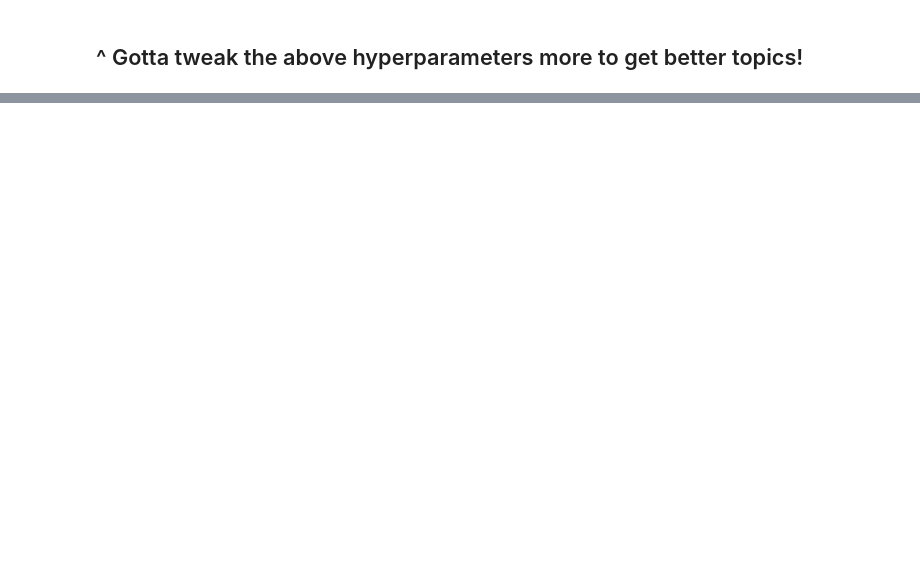
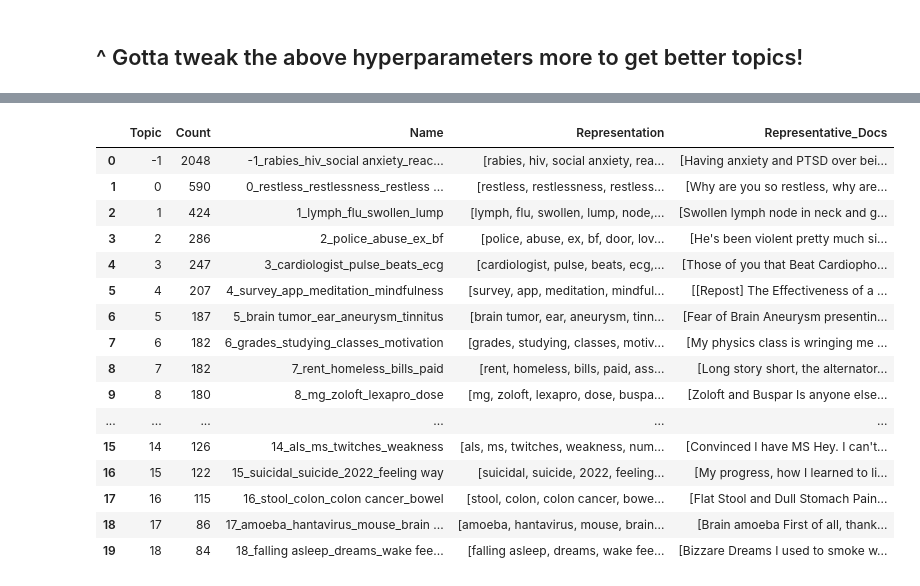
Before and after one commit to g0zzy/stress_sense, a Jupyter notebook: notebooks/g0zzy_bertopic.ipynb, the cells around one changed output, grey strips where cells are left out. Cells and saved outputs as stored; diff of their text form; code cells hidden in the pictures; blank space fills up the shorter version.

Commit message:
Topics out from BERTopic

```diff
--- a/notebooks/g0zzy_bertopic.ipynb
+++ b/notebooks/g0zzy_bertopic.ipynb
@@ -318,2 +338,43 @@ Topic 41 [('brain cancer', np.float64(0.02979799613169868)), ('ruining life', np
 # %% [markdown]
 ## ^ Gotta tweak the above hyperparameters more to get better topics!
+# %%
+from sklearn.feature_extraction.text import CountVectorizer
+from bertopic import BERTopic
+
+from umap import UMAP
+umap_model = UMAP(
+    n_neighbors=10,       # more local clusters
+    n_components=10,     # preserve more info
+    min_dist=0.05,
+    metric="cosine",
+    random_state=42
+)
+
+import hdbscan
+hdbscan_model = hdbscan.HDBSCAN(
+    min_cluster_size=80,   # increase when you need fewer topics
+    min_samples=10,
+    metric="euclidean",
+    cluster_selection_method="eom",
+    prediction_data=True   # REQUIRED for probabilities
+)
+
+vectorizer = CountVectorizer(stop_words="english", ngram_range=(1,2), min_df=2, max_df=0.5)
+
+topic_model = BERTopic(
+    embedding_model=sbert,
+    umap_model=umap_model,
+    hdbscan_model=hdbscan_model,
+    vectorizer_model=vectorizer,
+    calculate_probabilities=True,
+    verbose=True
+)
+topics, probs = topic_model.fit_transform(stressed_posts, embeddings)  # pass precomputed embeddings!
+topic_info = topic_model.get_topic_info()
+topic_info.head(20)
+
+# Top words per topic
+for tid in topic_info["Topic"]:
+    if tid == -1:
+        continue
+    print("Topic", tid, topic_model.get_topic(tid)[:])  # list of (word, score)
@@ -319,0 +408,20 @@ Topic 41 [('brain cancer', np.float64(0.02979799613169868)), ('ruining life', np
+# %%
+topic_info.head(20)
+# %% [output]
+|  | Topic | Count | Name | Representation | Representative_Docs |
+| 0 | -1 | 2048 | -1_rabies_hiv_social anxiety_reac... | [rabies, hiv, social anxiety, rea... | [Having anxiety and PTSD over bei... |
+| 1 | 0 | 590 | 0_restless_restlessness_restless ... | [restless, restlessness, restless... | [Why are you so restless, why are... |
+| 2 | 1 | 424 | 1_lymph_flu_swollen_lump | [lymph, flu, swollen, lump, node,... | [Swollen lymph node in neck and g... |
+| 3 | 2 | 286 | 2_police_abuse_ex_bf | [police, abuse, ex, bf, door, lov... | [He's been violent pretty much si... |
+| 4 | 3 | 247 | 3_cardiologist_pulse_beats_ecg | [cardiologist, pulse, beats, ecg,... | [Those of you that Beat Cardiopho... |
+| 5 | 4 | 207 | 4_survey_app_meditation_mindfulness | [survey, app, meditation, mindful... | [[Repost] The Effectiveness of a ... |
+| 6 | 5 | 187 | 5_brain tumor_ear_aneurysm_tinnitus | [brain tumor, ear, aneurysm, tinn... | [Fear of Brain Aneurysm presentin... |
+| 7 | 6 | 182 | 6_grades_studying_classes_motivation | [grades, studying, classes, motiv... | [My physics class is wringing me ... |
+| 8 | 7 | 182 | 7_rent_homeless_bills_paid | [rent, homeless, bills, paid, ass... | [Long story short, the alternator... |
+| 9 | 8 | 180 | 8_mg_zoloft_lexapro_dose | [mg, zoloft, lexapro, dose, buspa... | [Zoloft and Buspar Is anyone else... |
+| ... | ... | ... | ... | ... | ... |
+| 15 | 14 | 126 | 14_als_ms_twitches_weakness | [als, ms, twitches, weakness, num... | [Convinced I have MS Hey. I can't... |
+| 16 | 15 | 122 | 15_suicidal_suicide_2022_feeling way | [suicidal, suicide, 2022, feeling... | [My progress, how I learned to li... |
+| 17 | 16 | 115 | 16_stool_colon_colon cancer_bowel | [stool, colon, colon cancer, bowe... | [Flat Stool and Dull Stomach Pain... |
+| 18 | 17 | 86 | 17_amoeba_hantavirus_mouse_brain ... | [amoeba, hantavirus, mouse, brain... | [Brain amoeba First of all, thank... |
+| 19 | 18 | 84 | 18_falling asleep_dreams_wake fee... | [falling asleep, dreams, wake fee... | [Bizzare Dreams I used to smoke w... |
```
Also changed, not shown: parts of 16 cells of this notebook.
